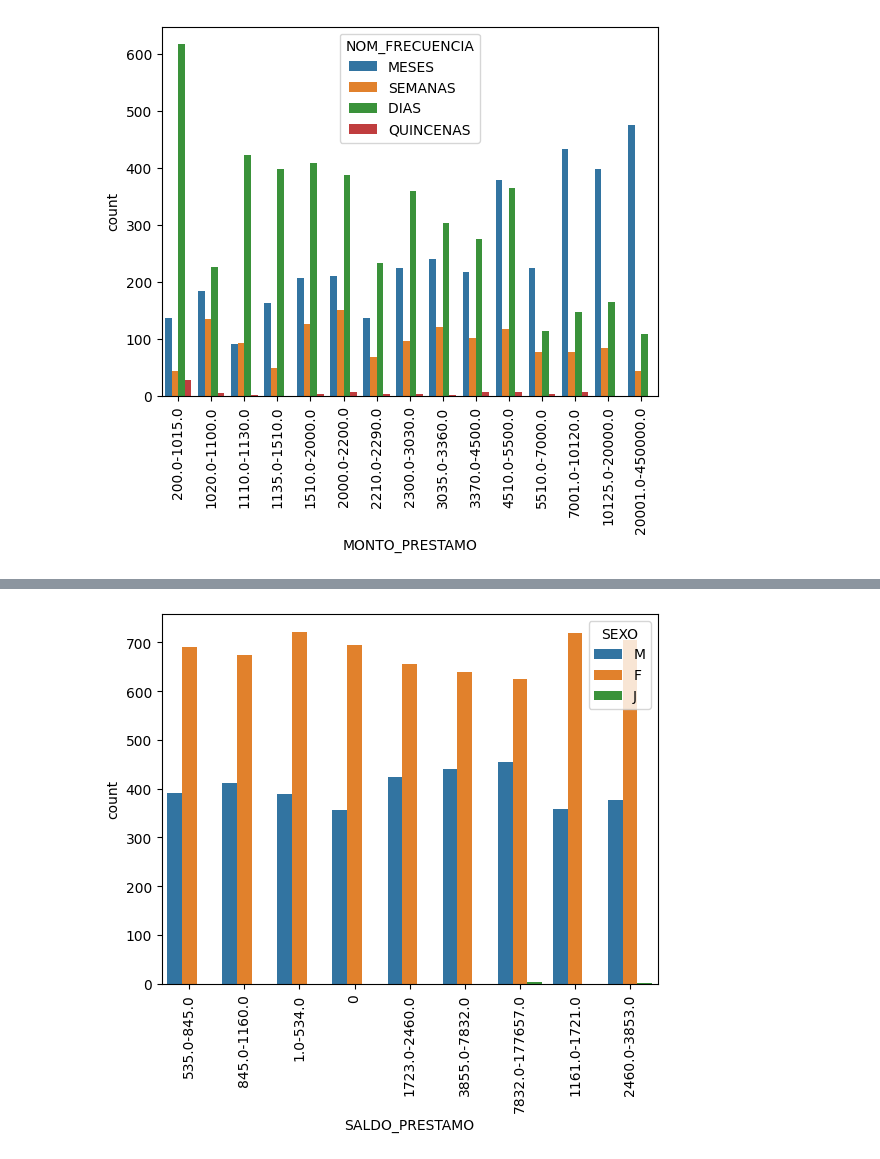
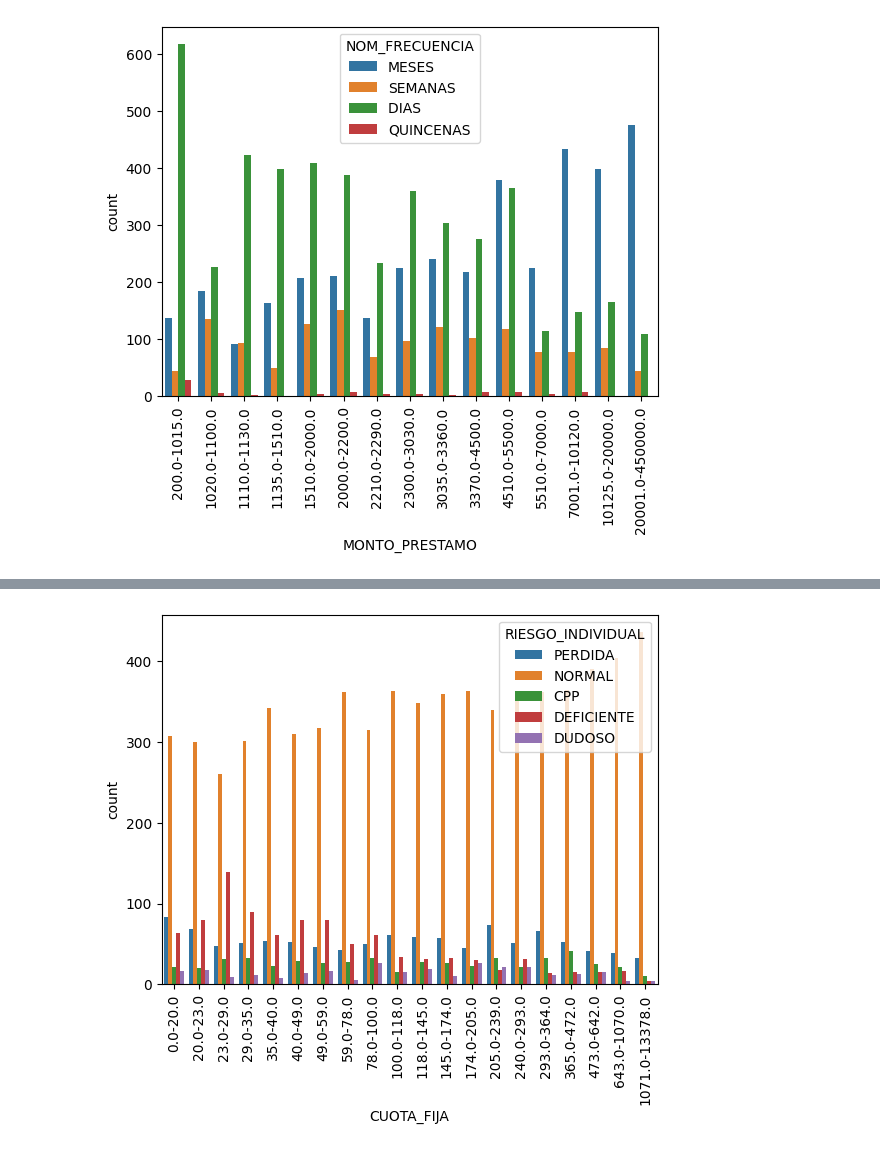
Before and after one commit to AxelSaire/Modelo-de-Riesgo-Crediticio, a Jupyter notebook: ABCC.ipynb, the cells around one changed output, grey strips where cells are left out. Cells and saved outputs as stored; diff of their text form; code cells hidden in the pictures.

```diff
--- a/ABCC.ipynb
+++ b/ABCC.ipynb
@@ -8,12 +11,5 @@ import re
 # %%
 data = pd.read_csv("./dataset_discretizado.csv")
-# %%
-def ordenar(categorias):
-    numeros_categorias = [(float(re.split(r'-', cat)[0]), cat) for cat in categorias]
-    numeros_categorias.sort(key=lambda x: x[0])
-    categorias_ordenadas = [cat for _, cat in numeros_categorias]
-
-    return categorias_ordenadas
 # %%
 data.info()
 # %% [output]
@@ -115,5 +165,5 @@ x.set_xticklabels(x.get_xticklabels(), rotation=90);
 # %%
-x = sns.countplot(data, x="SALDO_PRESTAMO", hue="SEXO", dodge=True) #,order=ordenar(list(set(data['SALDO_PRESTAMO'].unique()))))
-x.set_xticklabels(x.get_xticklabels(), rotation=90);
+ax=sns.countplot(data, x='CUOTA_FIJA', hue='RIESGO_INDIVIDUAL', stat='count',dodge=True,order=ordenar(list(set(data['CUOTA_FIJA'].unique()))))
+ax.tick_params(axis='x', rotation=90);
 # %% [output]
-[figure, old version]
+[figure, new version]
```
Also changed, not shown: parts of 14 cells of this notebook, 1 other file.
